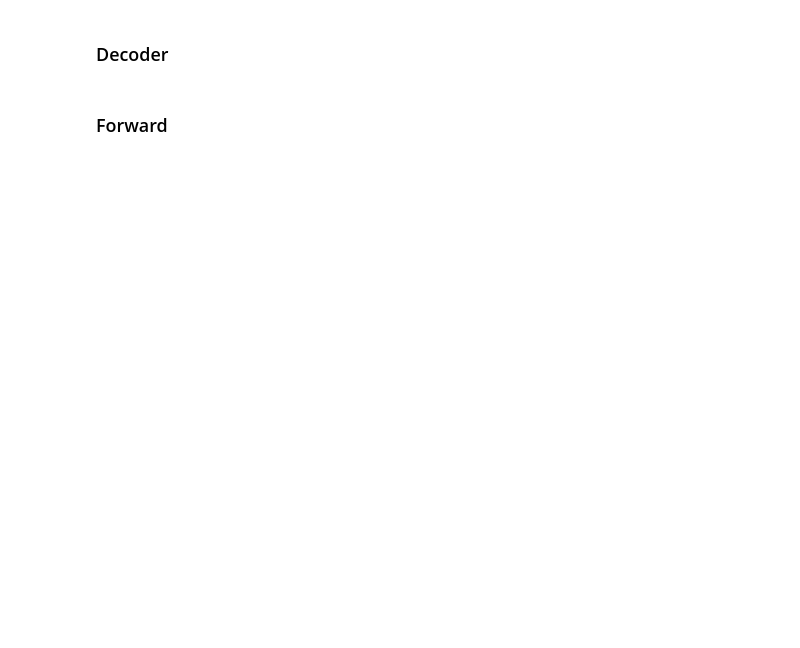
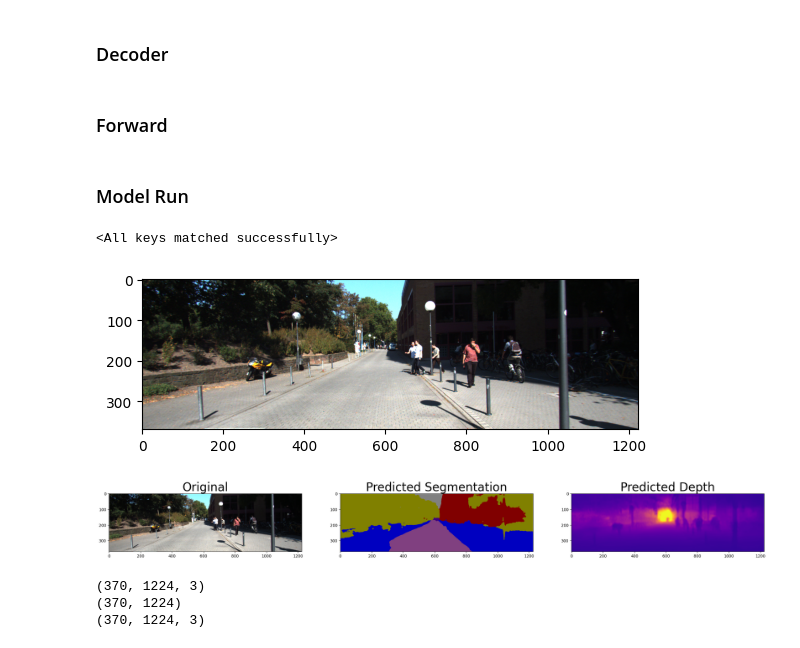
Before and after one commit to bohdanvodianyk/multi-task-learning, a Jupyter notebook: mlp-hydranet.ipynb, the cells around one changed output. Drawn from its saved outputs; the diff is of its cells as text; code cells hidden in the pictures; blank space fills up the shorter version.

Commit message:
model run; two heads visualization: segm and depth

```diff
--- a/mlp-hydranet.ipynb
+++ b/mlp-hydranet.ipynb
@@ -224,3 +207,5 @@ def forward(self, x):
     return out_segm, out_d
 # %%
 HydraNet.forward = forward
+# %% [markdown]
+### Model Run
@@ -226,0 +216,6 @@ HydraNet.forward = forward
+# %%
+# ckpt = torch.load("ExpNYUD_three.ckpt")
+ckpt = torch.load("ExpKITTI_joint.ckpt")
+hydranet.load_state_dict(ckpt["state_dict"])
+# %% [output]
+<All keys matched successfully>
@@ -226,0 +233,12 @@ HydraNet.forward = forward
+# %%
+import glob
+
+images_files = glob.glob("data/*.png")
+idx = np.random.randint(0, len(images_files))
+
+img_path = images_files[idx]
+img = np.array(Image.open(img_path))
+plt.imshow(img)
+plt.show()
+# %% [output]
+[figure, added]
@@ -226,0 +277,19 @@ HydraNet.forward = forward
+# %%
+f, (ax1, ax2, ax3) = plt.subplots(1, 3, figsize=(30,20))
+ax1.imshow(img)
+ax1.set_title('Original', fontsize=30)
+ax2.imshow(segm)
+ax2.set_title('Predicted Segmentation', fontsize=30)
+ax3.imshow(depth, cmap="plasma", vmin=0, vmax=80)
+ax3.set_title("Predicted Depth", fontsize=30)
+plt.show()
+# %% [output]
+[figure, added]
+# %%
+print(img.shape)
+print(depth.shape)
+print(segm.shape)
+# %% [output]
+(370, 1224, 3)
+(370, 1224)
+(370, 1224, 3)
```
Also changed, not shown: parts of 12 cells of this notebook.
